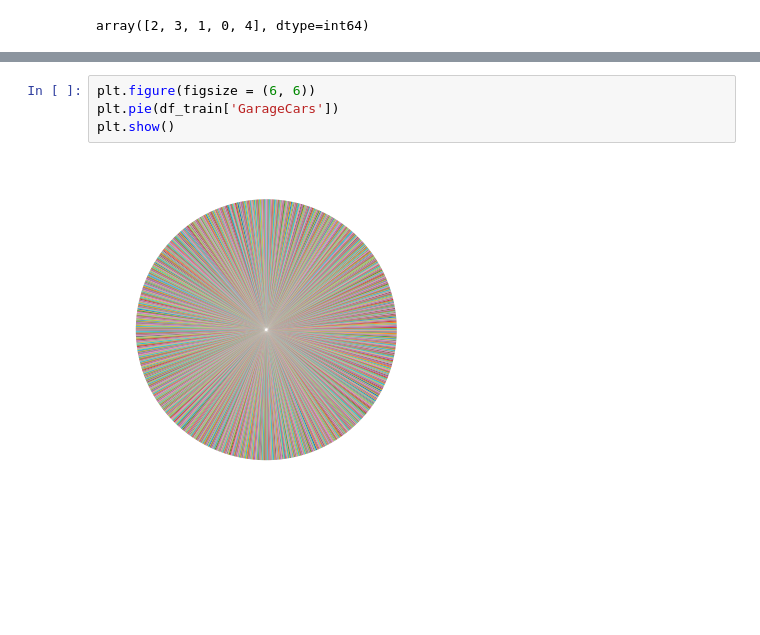
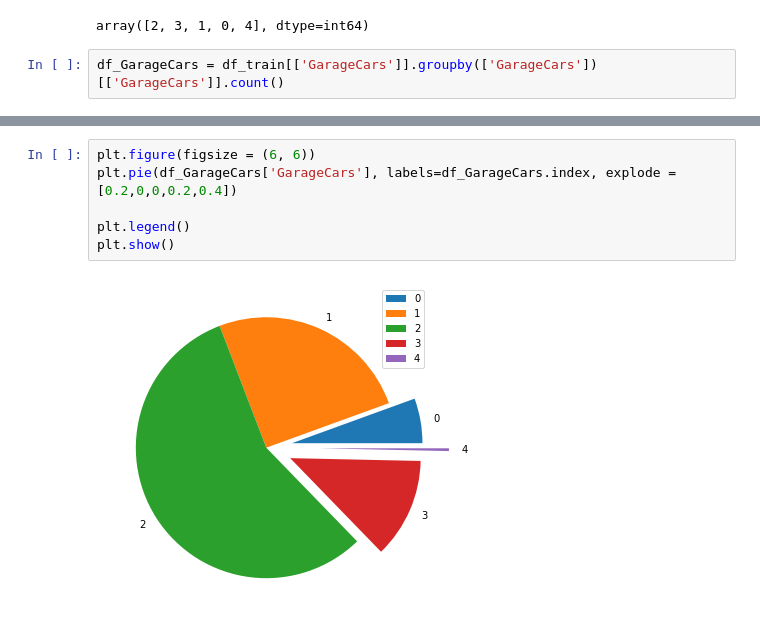
Before and after one commit to NandoGoncalves/House_Prices, a Jupyter notebook: house-prices_dataviz_a00.ipynb, the cells around one changed output, grey strips where cells are left out. Cells and saved outputs as stored; diff of their text form; blank space fills up the shorter version.

```diff
--- a/house-prices_dataviz_a00.ipynb
+++ b/house-prices_dataviz_a00.ipynb
@@ -157,3 +157,5 @@ Index(['Id', 'MSSubClass', 'MSZoning', 'LotFrontage', 'LotArea', 'Street',
 df_train['GarageCars'].unique()
 # %% [output]
 array([2, 3, 1, 0, 4], dtype=int64)
+# %%
+df_GarageCars = df_train[['GarageCars']].groupby(['GarageCars'])[['GarageCars']].count()
@@ -160,6 +172,8 @@ array([2, 3, 1, 0, 4], dtype=int64)
 # %%
 plt.figure(figsize = (6, 6))
-plt.pie(df_train['GarageCars'])
+plt.pie(df_GarageCars['GarageCars'], labels=df_GarageCars.index, explode =[0.2,0,0,0.2,0.4])
+
+plt.legend()
 plt.show()
 # %% [output]
-[figure, old version]
+[figure, new version]
```
Also changed, not shown: parts of 2 cells of this notebook, 4 other files.
